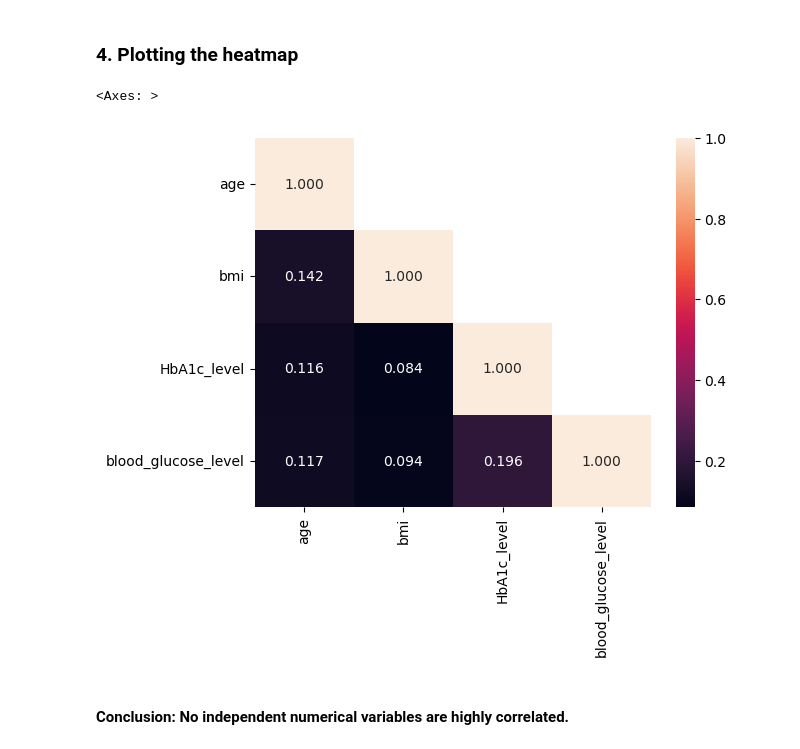
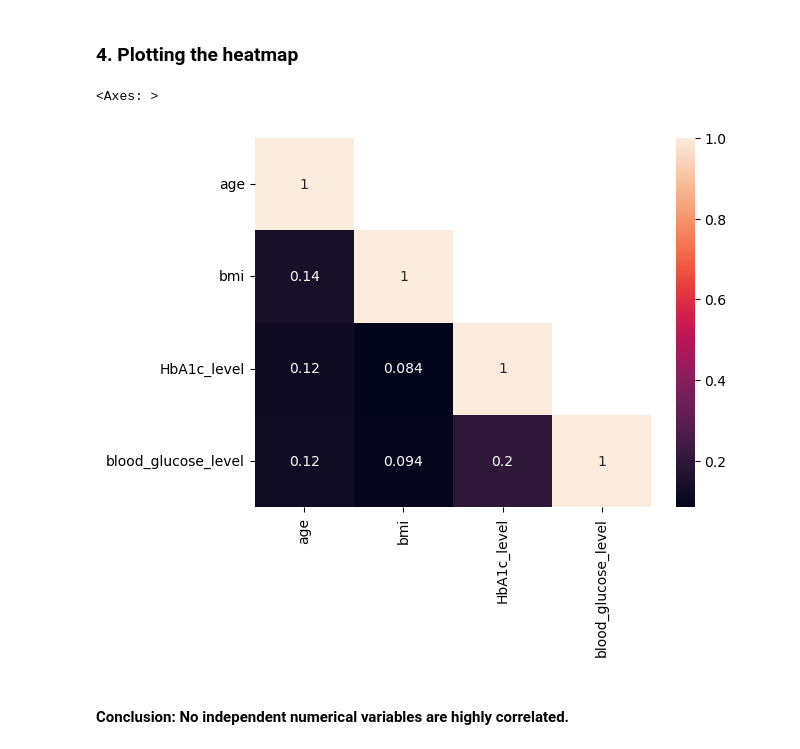
Before and after one commit to IranelGV/Diabetics_Predictive_Model, a Jupyter notebook: XGBoost_diabetes_prediction.ipynb, the cells around one changed output. Drawn from its saved outputs; the diff is of its cells as text; code cells hidden in the pictures.

```diff
--- a/XGBoost_diabetes_prediction.ipynb
+++ b/XGBoost_diabetes_prediction.ipynb
@@ -172,10 +172,10 @@ corr
 # %%
 matrix = np.triu(corr)
 np.fill_diagonal(matrix,False)
-sns.heatmap(corr, annot=True, fmt='.3f', mask=matrix)
+sns.heatmap(corr, annot=True, mask=matrix)
 # %% [output]
 <Axes: >
-[figure, old version]
+[figure, new version]
 # %% [markdown]
 #### Conclusion: No independent numerical variables are highly correlated.
 # %% [markdown]
```
Also changed, not shown: parts of 6 cells of this notebook.
